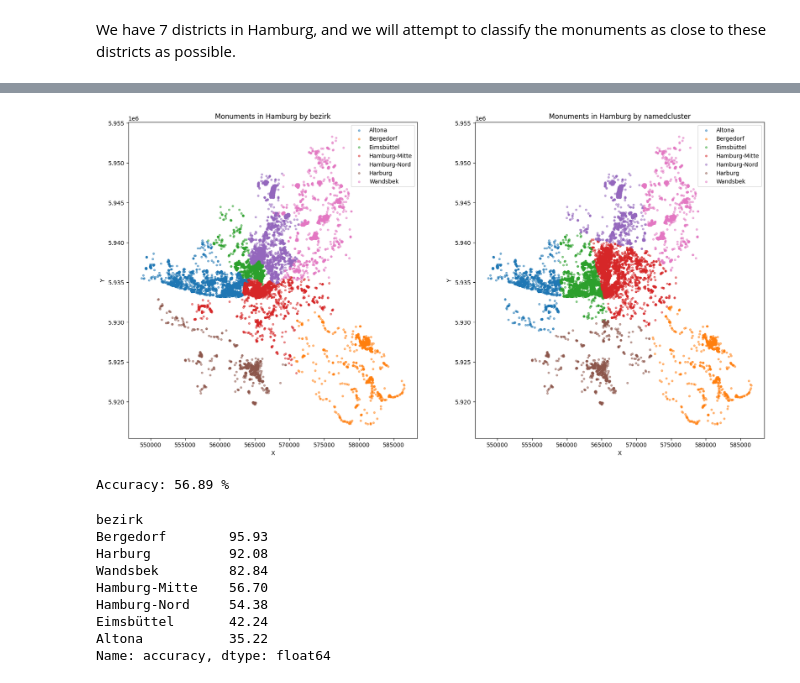
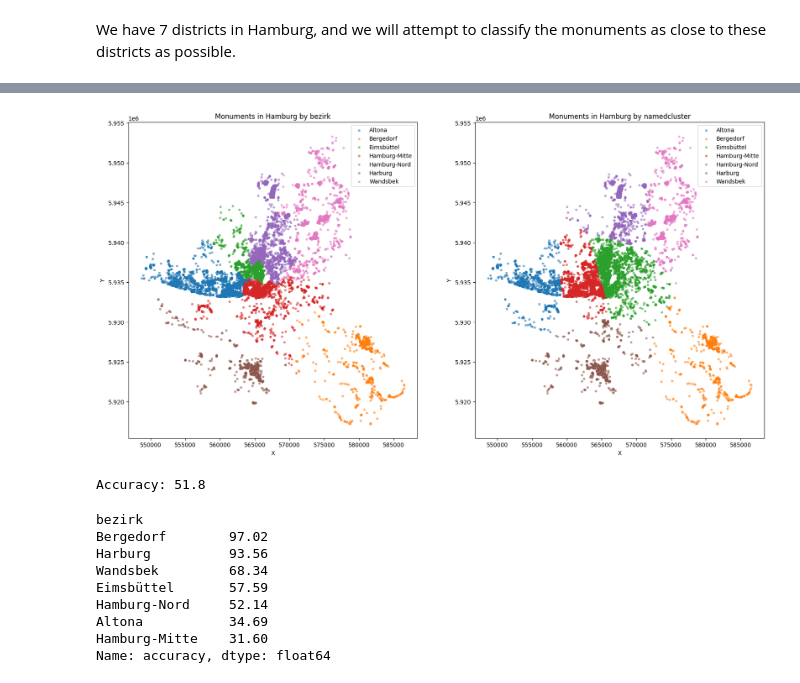
Before and after one commit to SalahKanjo/data-mining-projects, a Jupyter notebook: hamburg-monuments/07_hamburg_monuments.ipynb, the cells around one changed output, grey strips where cells are left out. Cells and saved outputs as stored; diff of their text form; code cells hidden in the pictures.

```diff
--- a/hamburg-monuments/07_hamburg_monuments.ipynb
+++ b/hamburg-monuments/07_hamburg_monuments.ipynb
@@ -61,6 +63,7 @@ data
 # %%
 #get the year from multiple years
 data['jahr'] = data['jahr'].str.extract(r'(\d{4})').dropna().astype(int)
+data.dropna(subset=['jahr'], inplace=True)
 data.jahr.value_counts().sort_values(ascending=False)
 # %% [output]
 jahr
@@ -161,6 +164,6 @@ kmeans(data, 7)
 # %%
 # name the clusters with actual districts names
-data['namedcluster'] = data['cluster'].map({0: 'Hamburg-Mitte', 1: 'Wandsbek', 2: 'Eimsbüttel', 3: 'Bergedorf', 4: 'Altona', 5: 'Hamburg-Nord', 6: 'Harburg'})
-
+data['namedcluster'] = data['cluster'].map({0: 'Eimsbüttel', 1: 'Bergedorf', 2: 'Hamburg-Mitte', 3: 'Hamburg-Nord', 4: 'Harburg', 5: 'Altona', 6: 'Wandsbek'})
+#{0: 'Hamburg-Mitte', 1: 'Wandsbek', 2: 'Eimsbüttel', 3: 'Bergedorf', 4: 'Altona', 5: 'Hamburg-Nord', 6: 'Harburg'}
 plot_map_by(data, 'namedcluster')
 # %% [output]
@@ -168,19 +171,19 @@ plot_map_by(data, 'namedcluster')
 # %%
 # put both plots side by side
-def plot_map_by(data, col, ax):
+def plot_map_by_ax(data, col, ax):
     for name, group in data.groupby(col):
         ax.scatter(group.x, group.y, s=10, alpha=0.5, label=name)
     ax.set_title('Monuments in Hamburg by ' + col)
     ax.set_xlabel('X')
     ax.set_ylabel('Y')
     ax.legend()
 
 fig, axs = plt.subplots(1, 2, figsize=(20, 10))
-plot_map_by(data, 'bezirk', ax=axs[0])
-plot_map_by(data, 'namedcluster', ax=axs[1])
+plot_map_by_ax(data, 'bezirk', ax=axs[0])
+plot_map_by_ax(data, 'namedcluster', ax=axs[1])
 plt.show()
 # %% [output]
-[figure, old version]
+[figure, new version]
 # %%
 # calculate the accuracy of the clustering
 
@@ -189,18 +192,18 @@ accuracy = data['accuracy'].sum() / data['accuracy'].count()
 
 print('Accuracy:', round(accuracy*100,2))
 # %% [output]
-Accuracy: 56.89 %
+Accuracy: 51.8
 # %%
 # calculate accuracy by district
 dist_accuracy = round(data.groupby('bezirk')['accuracy'].sum() / data.groupby('bezirk')['accuracy'].count() *100,2)
 dist_accuracy.sort_values(ascending=False)
 # %% [output]
 bezirk
-Bergedorf        95.93
-Harburg          92.08
-Wandsbek         82.84
-Hamburg-Mitte    56.70
-Hamburg-Nord     54.38
-Eimsbüttel       42.24
-Altona           35.22
+Bergedorf        97.02
+Harburg          93.56
+Wandsbek         68.34
+Eimsbüttel       57.59
+Hamburg-Nord     52.14
+Altona           34.69
+Hamburg-Mitte    31.60
 Name: accuracy, dtype: float64
```
Also changed, not shown: parts of 14 cells of this notebook.
